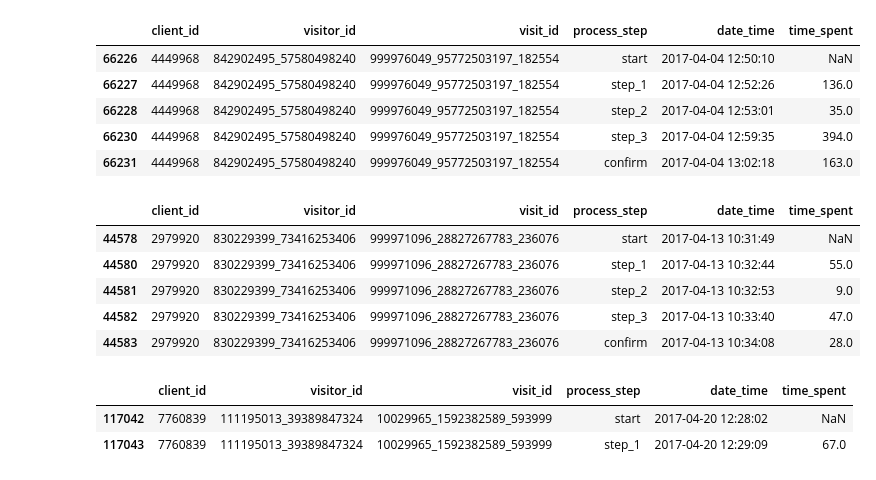
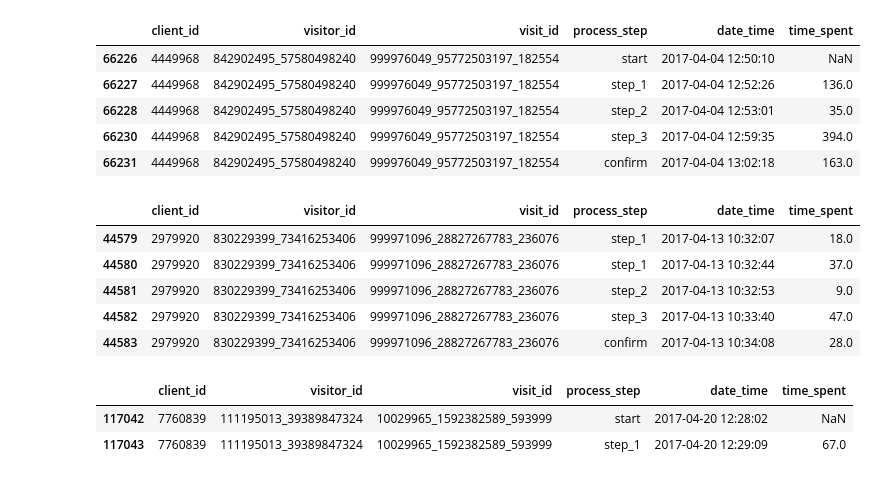
Before and after one commit to gonch145-svg/project-2, a Jupyter notebook: notebooks/completion_time_francisca.ipynb, the cells around one changed output. Saved outputs shown, nothing was run; the diff lists cells and outputs as text; code cells hidden in the pictures.

```diff
--- a/notebooks/completion_time_francisca.ipynb
+++ b/notebooks/completion_time_francisca.ipynb
@@ -97,11 +99,11 @@ df_test[df_test['visit_id']=='999976049_95772503197_182554'][['client_id', 'visi
 | 66230 | 4449968 | 842902495_57580498240 | 999976049_95772503197_182554 | step_3 | 2017-04-04 12:59:35 | 394.0 |
 | 66231 | 4449968 | 842902495_57580498240 | 999976049_95772503197_182554 | confirm | 2017-04-04 13:02:18 | 163.0 |
 # %%
-df_test[df_test['visit_id']=='999971096_28827267783_236076'][['client_id', 'visitor_id', 'visit_id', 'process_step', 'date_time', 'time_spent']].sort_values(by='date_time', ascending=True)
+df_test_clean[df_test_clean['visit_id']=='999971096_28827267783_236076'][['client_id', 'visitor_id', 'visit_id', 'process_step', 'date_time', 'time_spent']].sort_values(by='date_time', ascending=True)
 # %% [output]
 |  | client_id | visitor_id | visit_id | process_step | date_time | time_spent |
-| 44578 | 2979920 | 830229399_73416253406 | 999971096_28827267783_236076 | start | 2017-04-13 10:31:49 | NaN |
-| 44580 | 2979920 | 830229399_73416253406 | 999971096_28827267783_236076 | step_1 | 2017-04-13 10:32:44 | 55.0 |
+| 44579 | 2979920 | 830229399_73416253406 | 999971096_28827267783_236076 | step_1 | 2017-04-13 10:32:07 | 18.0 |
+| 44580 | 2979920 | 830229399_73416253406 | 999971096_28827267783_236076 | step_1 | 2017-04-13 10:32:44 | 37.0 |
 | 44581 | 2979920 | 830229399_73416253406 | 999971096_28827267783_236076 | step_2 | 2017-04-13 10:32:53 | 9.0 |
 | 44582 | 2979920 | 830229399_73416253406 | 999971096_28827267783_236076 | step_3 | 2017-04-13 10:33:40 | 47.0 |
 | 44583 | 2979920 | 830229399_73416253406 | 999971096_28827267783_236076 | confirm | 2017-04-13 10:34:08 | 28.0 |
```
Also changed, not shown: parts of 25 cells of this notebook.
